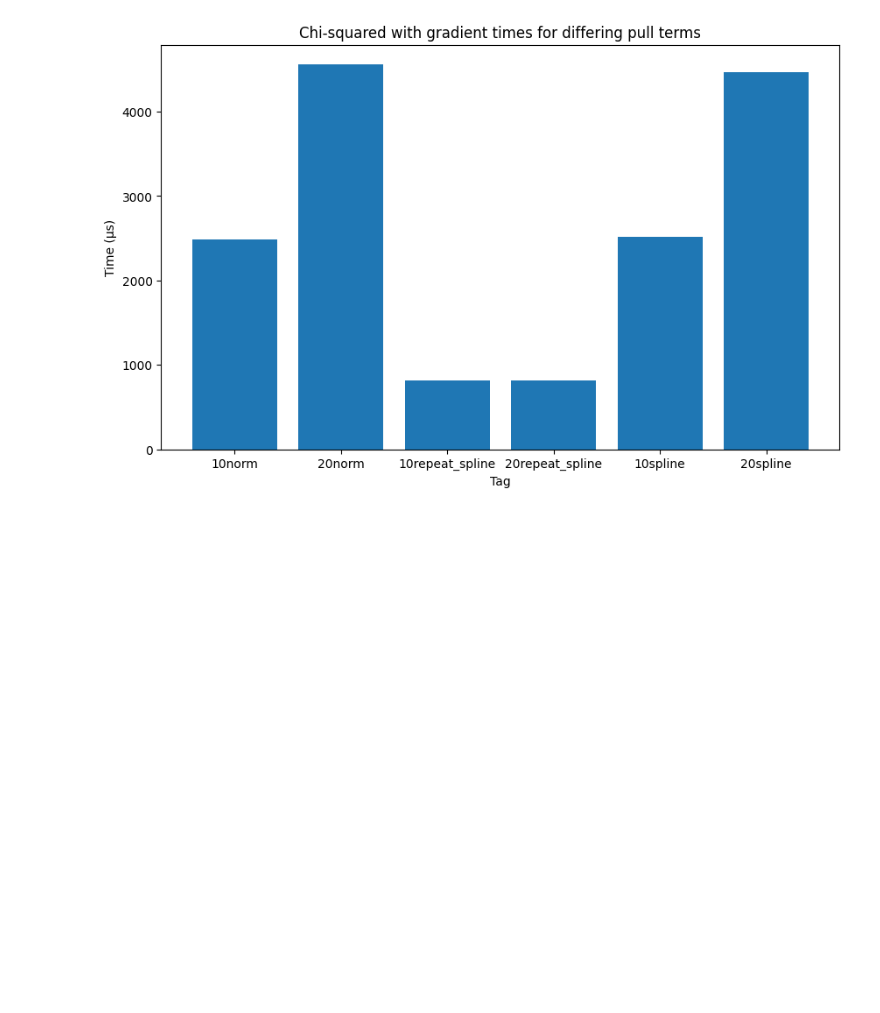
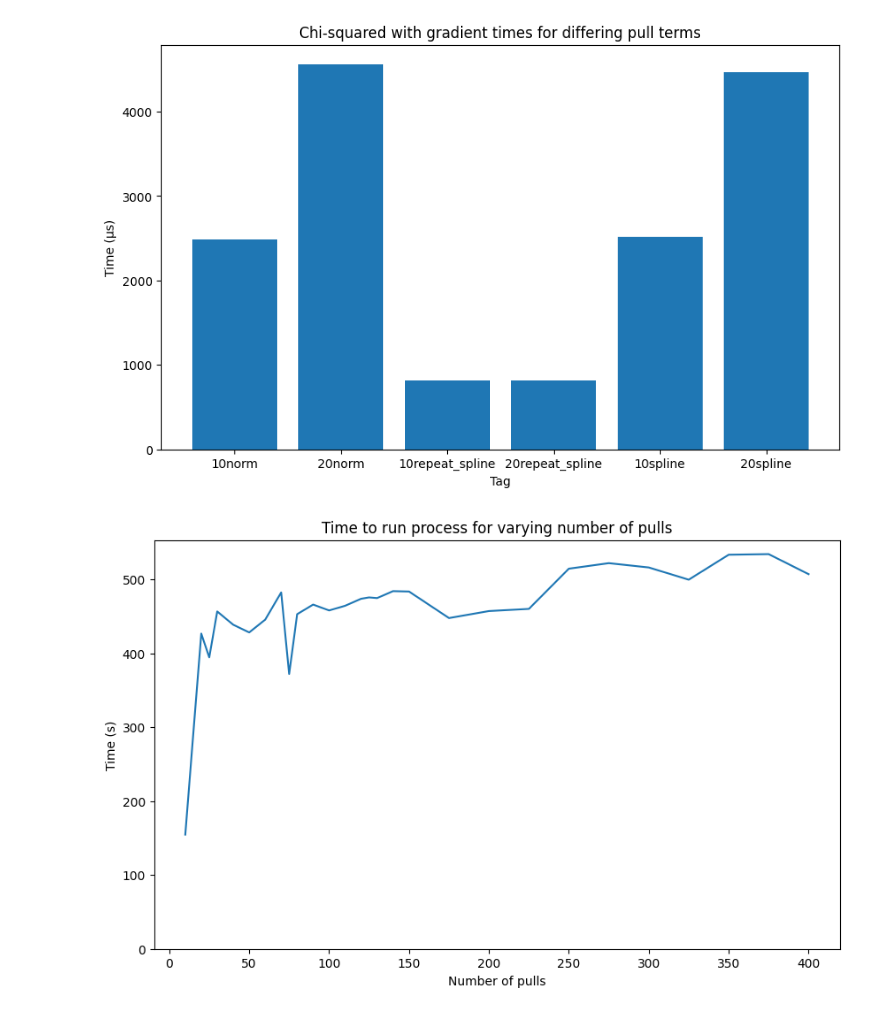
Before and after one commit to BMDragon/PROfit_Scaling, a Jupyter notebook: plotting.ipynb, the cells around one changed output. Drawn from its saved outputs; the diff is of its cells as text; code cells hidden in the pictures; blank space fills up the shorter version.

Commit message:
Plot varying pulls

```diff
--- a/plotting.ipynb
+++ b/plotting.ipynb
@@ -219,3 +219,31 @@ plt.ylim(0,)
 plt.show()
 # %% [output]
 [figure]
+# %%
+pull_points = np.array([(100,10), (100,20), (100,25), (100,30), (100,40), (100,50), (100,60), (100,70), (100,75), (100,80),
+                        (100,90), (100,100), (100,110), (100,120), (100,125), (100,130), (100,140), (100,150), (100,175),
+                        (100,200), (100,225), (100,250), (100,275), (100,300), (100,325), (100,350), (100,375), (100,400)])
+# %%
+vary_pull_process_times = np.array([])
+vary_pull_fill_spectra_times = np.array([])
+vary_pull_chi2_with_grad_times = np.array([])
+
+for bins, pulls in pull_points:
+    with open(f'./scaling_outputs/scale_{bins}bins_{pulls}pulls.txt', 'r') as f:
+        lines = f.readlines()
+        for line in lines:
+            if 'fillspectra_vary_all' in line:
+                line_arr = line.split()
+                time = float(line_arr[-1].split('=')[-1])
+                vary_pull_fill_spectra_times = np.append(vary_pull_fill_spectra_times, time)
+            elif 'metric_grad_vary_all' in line:
+                line_arr = line.split()
+                time = float(line_arr[-1].split('=')[-1])
+                vary_pull_chi2_with_grad_times = np.append(vary_pull_chi2_with_grad_times, time)
+    f.close()
+
+    with open(f'./time_logs/user_{bins}bins_{pulls}pulls_time.txt', 'r') as f2:
+        line = f2.readline()
+        time = float(line.split()[1].split('m')[0]) * 60 + float(line.split()[1].split('m')[1].split('s')[0])
+        vary_pull_process_times = np.append(vary_pull_process_times, time)
+    f2.close()
@@ -221,0 +265,10 @@ plt.show()
+# %%
+plt.figure(figsize=(10, 6))
+plt.plot(pull_points[:, 1], vary_pull_process_times)
+plt.xlabel('Number of pulls')
+plt.ylabel('Time (s)')
+plt.title('Time to run process for varying number of pulls')
+plt.ylim(0,)
+plt.show()
+# %% [output]
+[figure, added]
```
Also changed, not shown: parts of 7 cells of this notebook.
